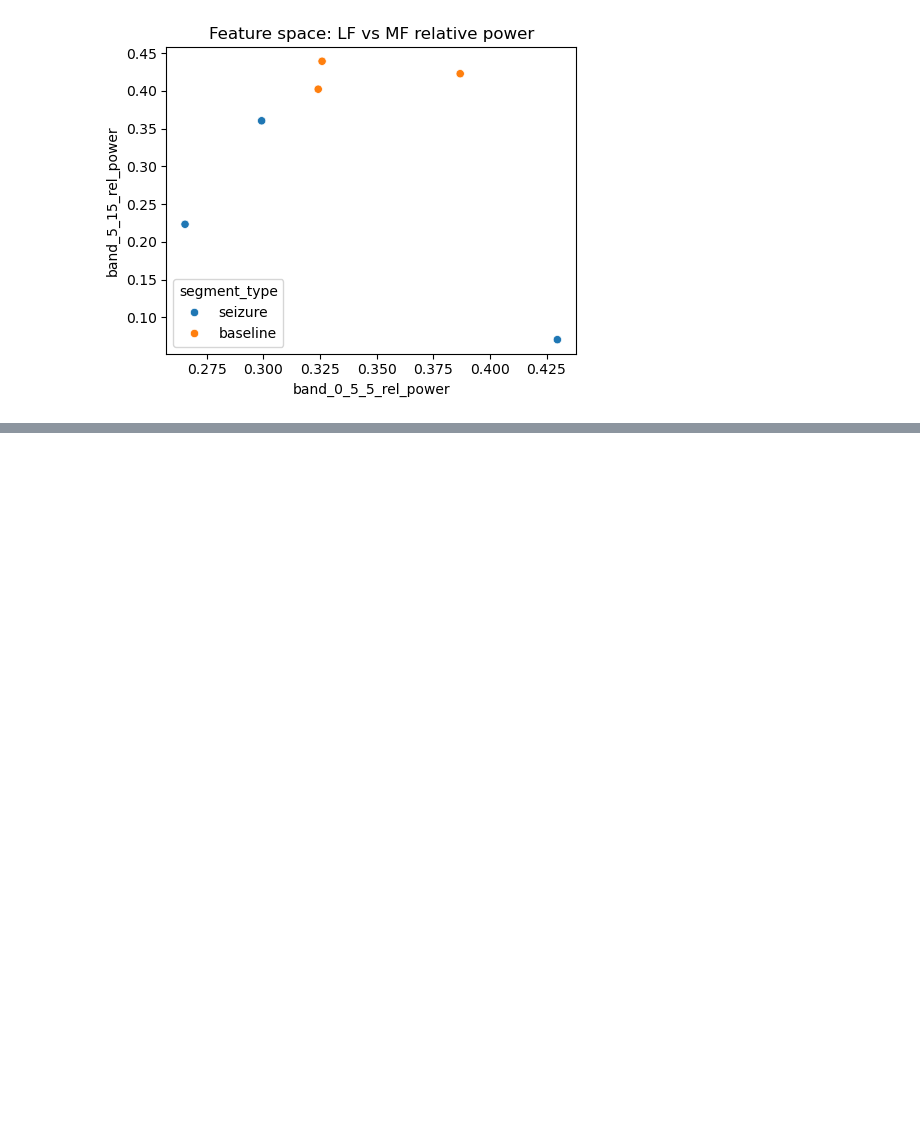
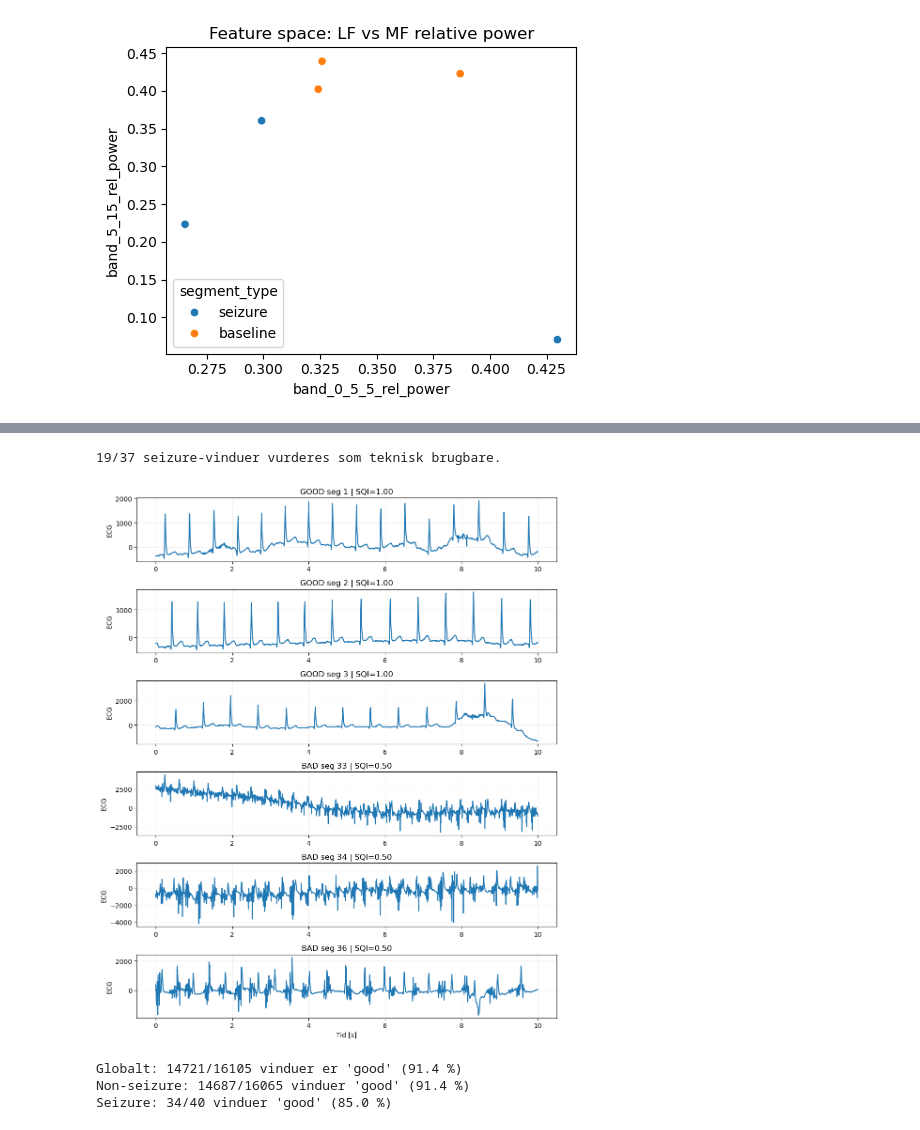
Before and after one commit to AU668208/Epilepsy_MasterThesis, a Jupyter notebook: characteruzation_Notebook.ipynb, the cells around one changed output, grey strips where cells are left out. Cells and saved outputs as stored; diff of their text form; code cells hidden in the pictures; blank space fills up the shorter version.

Commit message:
Continued working on SQI-bukhari validation and test.

```diff
--- a/characteruzation_Notebook.ipynb
+++ b/characteruzation_Notebook.ipynb
@@ -469,0 +794,35 @@ plt.show()
+# %%
+from src.hrv_epatch.sqi.sqi_bukhari import (
+    SQIConfig,
+    compute_sqi_features_for_segment,
+    estimate_sqi_thresholds_from_population,
+    classify_segment_with_thresholds,
+)
+
+fs = 512.0
+config = SQIConfig(fs=fs)
+
+# Antag du allerede har:
+# baseline_segments: List[np.ndarray]
+# seizure_segments:  List[np.ndarray]
+
+# 1) Beregn features for baseline (til thresholds)
+baseline_feats = [compute_sqi_features_for_segment(seg, config) for seg in baseline_segments]
+
+# 2) Estimer thresholds
+thresholds = estimate_sqi_thresholds_from_population(baseline_feats)
+
+# 3) Beregn features + klassifikation for seizure-segmenter
+seizure_results = []
+for seg in seizure_segments:
+    feats = compute_sqi_features_for_segment(seg, config)
+    res = classify_segment_with_thresholds(feats, thresholds)
+    seizure_results.append(res)
+
+print(f"{sum(int(r['is_good']) for r in seizure_results)}/{len(seizure_results)} seizure-vinduer vurderes som teknisk brugbare.")
+
+# 4) Plot gode og dårlige segmenter
+plot_good_and_bad_segments(seizure_segments, seizure_results, fs=fs, n_good=3, n_bad=3)
+# %% [output]
+19/37 seizure-vinduer vurderes som teknisk brugbare.
+[figure, added]
@@ -469,0 +952,21 @@ plt.show()
+# %%
+# Samlet
+n_total = len(df_sqi)
+n_good = int(df_sqi["is_good"].sum())
+print(f"Globalt: {n_good}/{n_total} vinduer er 'good' ({100*n_good/n_total:.1f} %)")
+
+# Kun non-seizure
+df_non = df_sqi[~df_sqi["is_seizure"]]
+n_non = len(df_non)
+n_non_good = int(df_non["is_good"].sum())
+print(f"Non-seizure: {n_non_good}/{n_non} vinduer 'good' ({100*n_non_good/n_non:.1f} %)")
+
+# Kun seizure
+df_seiz = df_sqi[df_sqi["is_seizure"]]
+n_seiz = len(df_seiz)
+n_seiz_good = int(df_seiz["is_good"].sum())
+print(f"Seizure: {n_seiz_good}/{n_seiz} vinduer 'good' ({100*n_seiz_good/n_seiz:.1f} %)")
+# %% [output]
+Globalt: 14721/16105 vinduer er 'good' (91.4 %)
+Non-seizure: 14687/16065 vinduer 'good' (91.4 %)
+Seizure: 34/40 vinduer 'good' (85.0 %)
```
Also changed, not shown: parts of 14 cells of this notebook, 3 other files.
